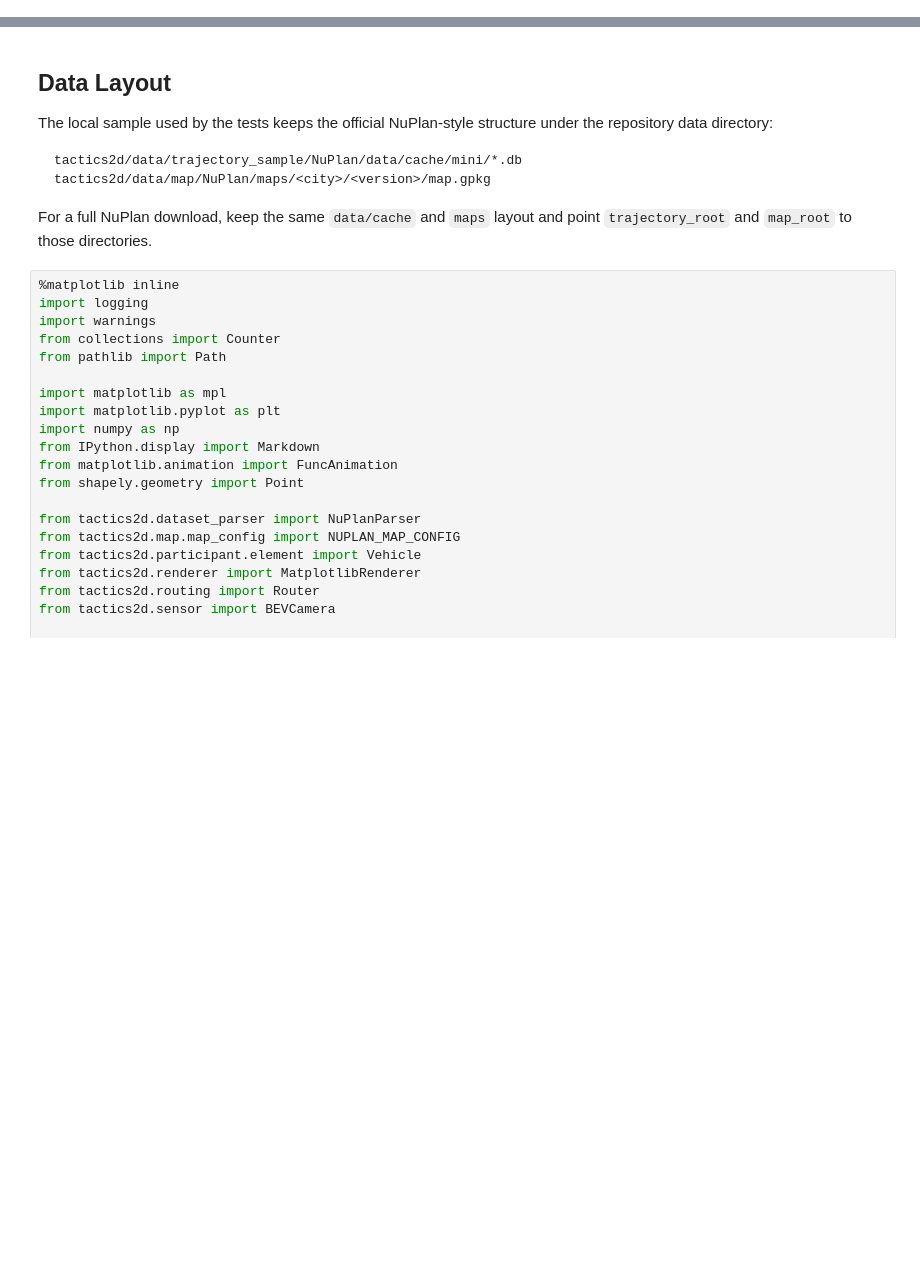
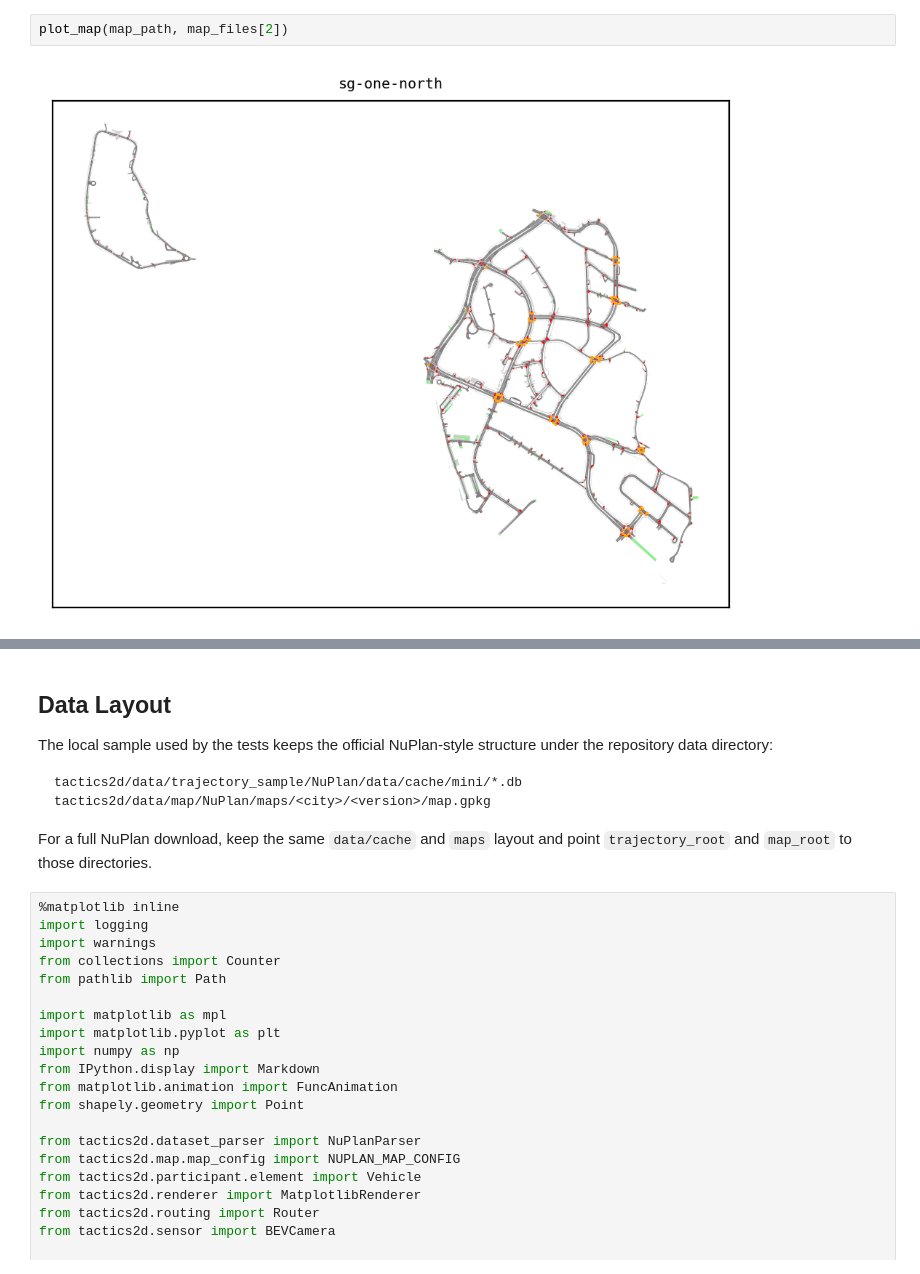
Before and after one commit to WoodOxen/tactics2d, a Jupyter notebook: docs/dataset_support/nuplan.ipynb, the cells around one changed output, grey strips where cells are left out. Drawn from its saved outputs; the diff is of its cells as text; blank space fills up the shorter version.

```diff
--- a/docs/dataset_support/nuplan.ipynb
+++ b/docs/dataset_support/nuplan.ipynb
@@ -4,0 +176,4 @@ NuPlan is a large-scale autonomous-driving planning dataset collected in Boston,
+# %%
+plot_map(map_path, map_files[2])
+# %% [output]
+[figure, added]
```
Also changed, not shown: parts of 31 cells of this notebook.
